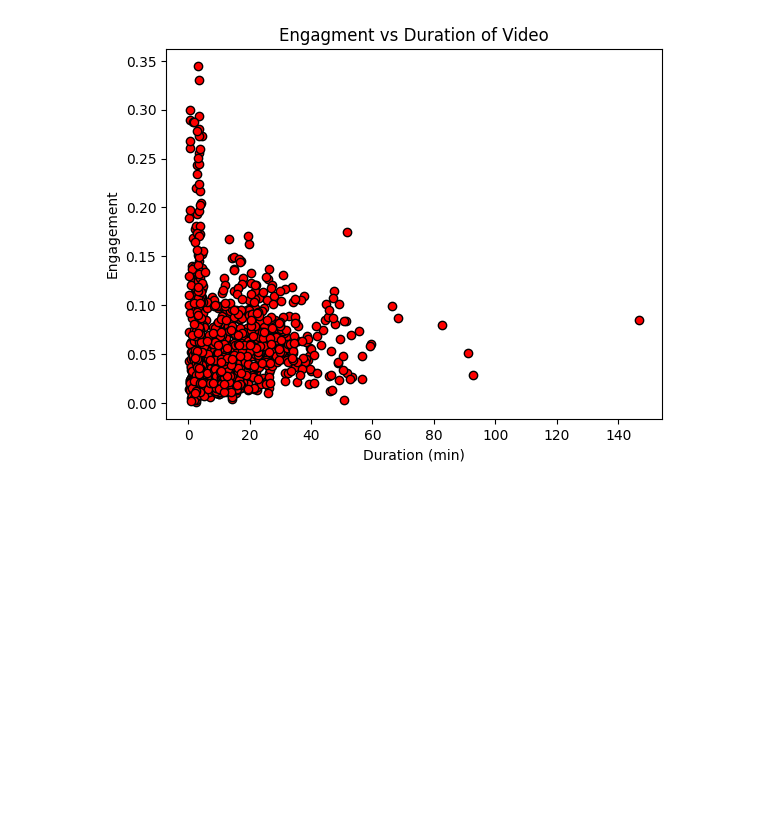
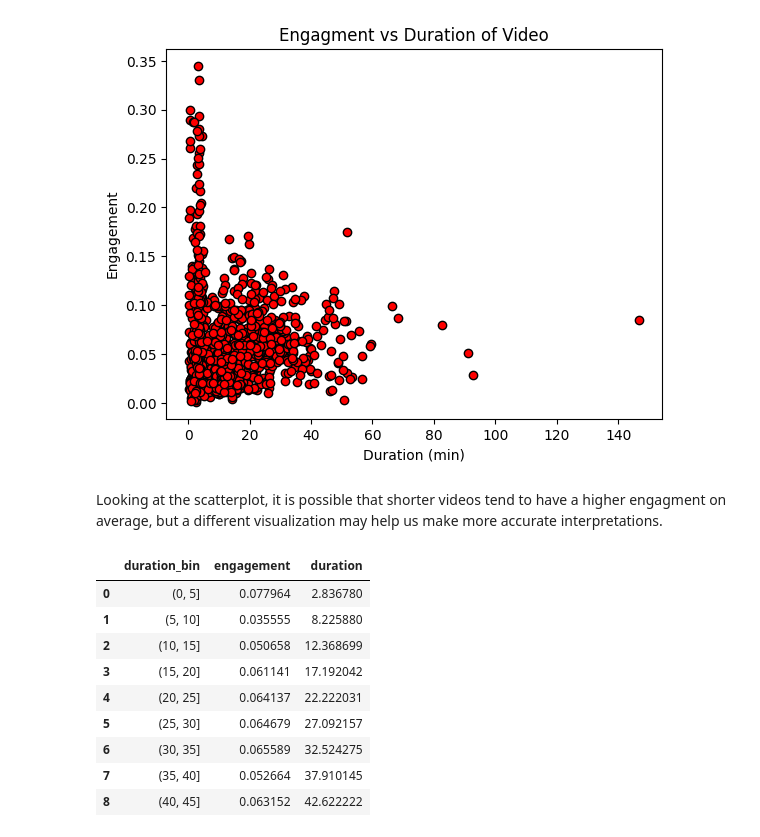
Before and after one commit to kevoinno/youtube-analytics, a Jupyter notebook: youtube_trending_visualizations.ipynb, the cells around one changed output. Cells and saved outputs as stored; diff of their text form; code cells hidden in the pictures; blank space fills up the shorter version.

```diff
--- a/youtube_trending_visualizations.ipynb
+++ b/youtube_trending_visualizations.ipynb
@@ -386,3 +88,5 @@ plt.ylabel('Engagement');
 plt.title('Engagment vs Duration of Video');
 # %% [output]
 [figure]
+# %% [markdown]
+Looking at the scatterplot, it is possible that shorter videos tend to have a higher engagment on average, but a different visualization may help us make more accurate interpretations.
@@ -388,0 +108,13 @@ plt.title('Engagment vs Duration of Video');
+# %%
+grouped_bins
+# %% [output]
+|  | duration_bin | engagement | duration |
+| 0 | (0, 5] | 0.077964 | 2.836780 |
+| 1 | (5, 10] | 0.035555 | 8.225880 |
+| 2 | (10, 15] | 0.050658 | 12.368699 |
+| 3 | (15, 20] | 0.061141 | 17.192042 |
+| 4 | (20, 25] | 0.064137 | 22.222031 |
+| 5 | (25, 30] | 0.064679 | 27.092157 |
+| 6 | (30, 35] | 0.065589 | 32.524275 |
+| 7 | (35, 40] | 0.052664 | 37.910145 |
+| 8 | (40, 45] | 0.063152 | 42.622222 |
```
Also changed, not shown: parts of 73 cells of this notebook.
